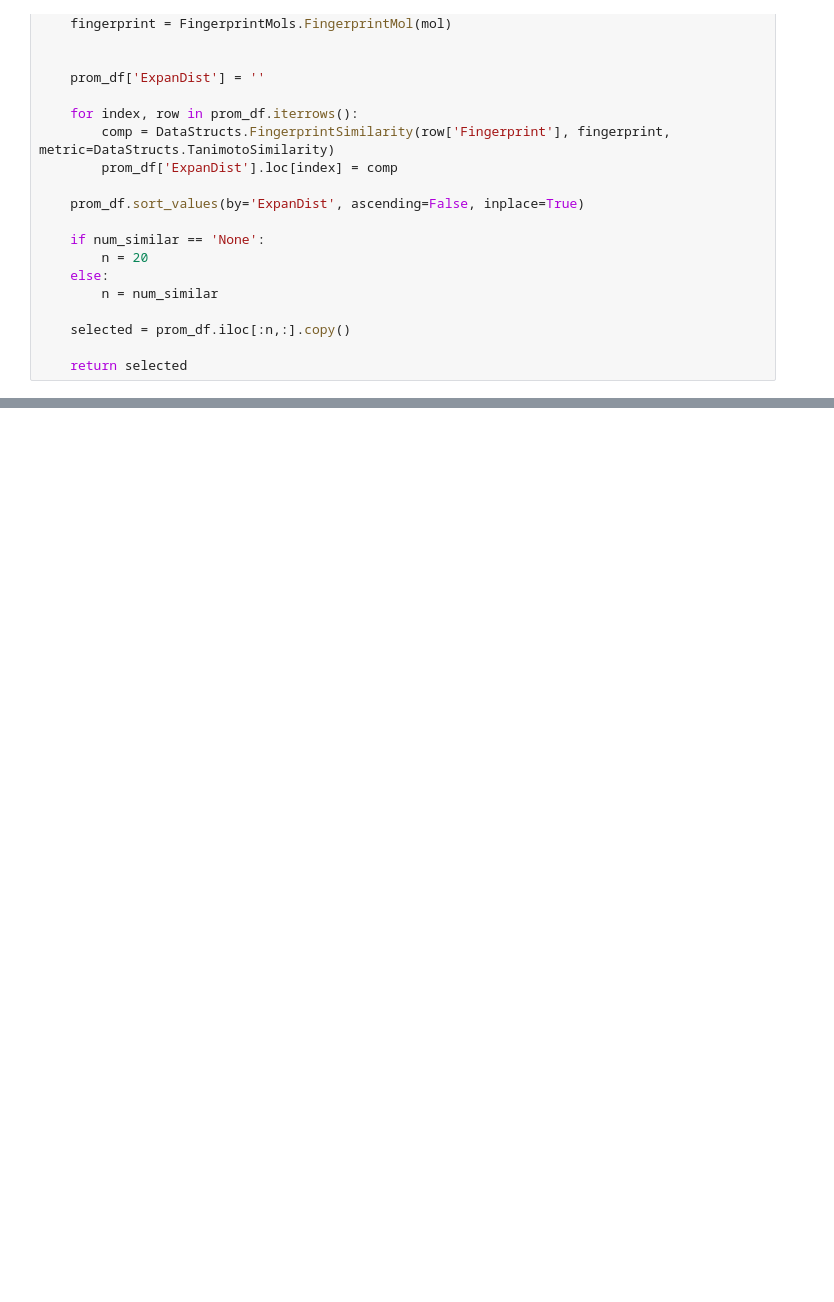
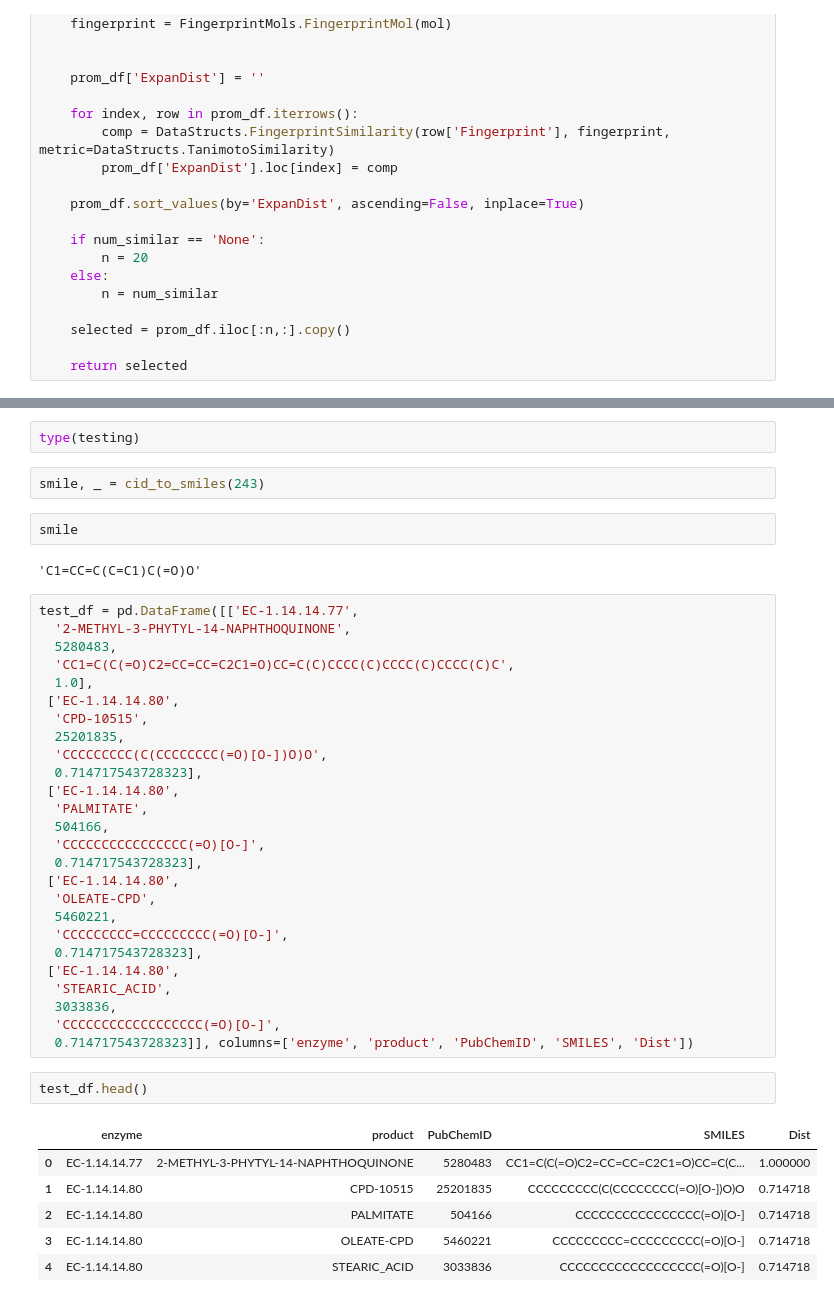
Before and after one commit to metamoles/metamoles, a Jupyter notebook: deprecated/notebooks/expansion_model_MetaCyc.ipynb, the cells around one changed output, grey strips where cells are left out. Drawn from its saved outputs; the diff is of its cells as text; blank space fills up the shorter version.

Commit message:
contains test and finished versions

```diff
--- a/deprecated/notebooks/expansion_model_MetaCyc.ipynb
+++ b/deprecated/notebooks/expansion_model_MetaCyc.ipynb
@@ -166,0 +475,43 @@ See the caveats in the documentation: http://pandas.pydata.org/pandas-docs/stabl
+# %%
+type(testing)
+# %%
+smile, _ = cid_to_smiles(243)
+# %%
+smile
+# %% [output]
+'C1=CC=C(C=C1)C(=O)O'
+# %%
+test_df = pd.DataFrame([['EC-1.14.14.77',
+  '2-METHYL-3-PHYTYL-14-NAPHTHOQUINONE',
+  5280483,
+  'CC1=C(C(=O)C2=CC=CC=C2C1=O)CC=C(C)CCCC(C)CCCC(C)CCCC(C)C',
+  1.0],
+ ['EC-1.14.14.80',
+  'CPD-10515',
+  25201835,
+  'CCCCCCCCC(C(CCCCCCCC(=O)[O-])O)O',
+  0.714717543728323],
+ ['EC-1.14.14.80',
+  'PALMITATE',
+  504166,
+  'CCCCCCCCCCCCCCCC(=O)[O-]',
+  0.714717543728323],
+ ['EC-1.14.14.80',
+  'OLEATE-CPD',
+  5460221,
+  'CCCCCCCCC=CCCCCCCCC(=O)[O-]',
+  0.714717543728323],
+ ['EC-1.14.14.80',
+  'STEARIC_ACID',
+  3033836,
+  'CCCCCCCCCCCCCCCCCC(=O)[O-]',
+  0.714717543728323]], columns=['enzyme', 'product', 'PubChemID', 'SMILES', 'Dist'])
+# %%
+test_df.head()
+# %% [output]
+|  | enzyme | product | PubChemID | SMILES | Dist |
+| 0 | EC-1.14.14.77 | 2-METHYL-3-PHYTYL-14-NAPHTHOQUINONE | 5280483 | CC1=C(C(=O)C2=CC=CC=C2C1=O)CC=C(C... | 1.000000 |
+| 1 | EC-1.14.14.80 | CPD-10515 | 25201835 | CCCCCCCCC(C(CCCCCCCC(=O)[O-])O)O | 0.714718 |
+| 2 | EC-1.14.14.80 | PALMITATE | 504166 | CCCCCCCCCCCCCCCC(=O)[O-] | 0.714718 |
+| 3 | EC-1.14.14.80 | OLEATE-CPD | 5460221 | CCCCCCCCC=CCCCCCCCC(=O)[O-] | 0.714718 |
+| 4 | EC-1.14.14.80 | STEARIC_ACID | 3033836 | CCCCCCCCCCCCCCCCCC(=O)[O-] | 0.714718 |
```
Also changed, not shown: parts of 25 cells of this notebook.
